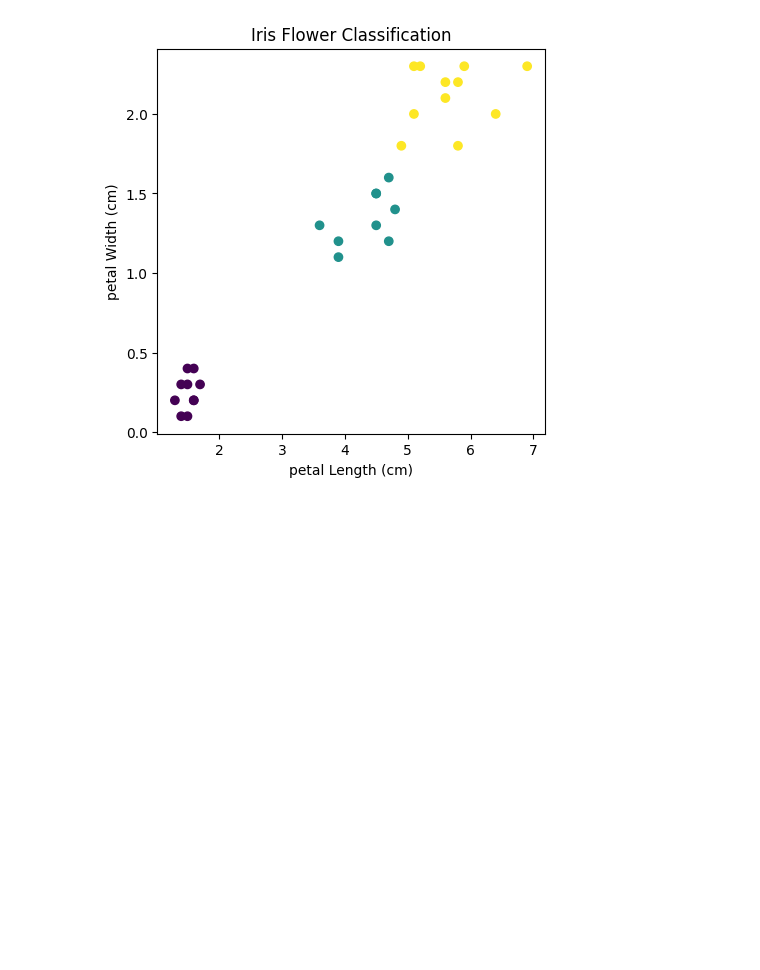
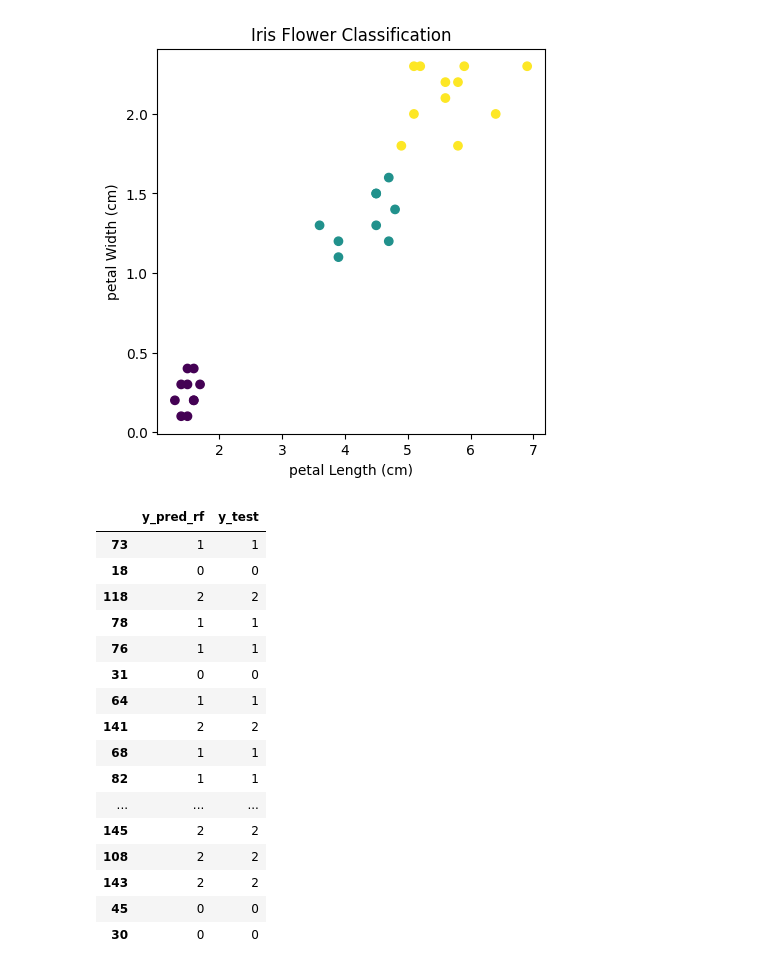
Before and after one commit to samiahmed19/CodSoft, a Jupyter notebook: iris.ipynb, the cells around one changed output. Cells and saved outputs as stored; diff of their text form; code cells hidden in the pictures; blank space fills up the shorter version.

```diff
--- a/iris.ipynb
+++ b/iris.ipynb
@@ -79,3 +79,25 @@ plt.title('Iris Flower Classification')
 plt.show()
 # %% [output]
 [figure]
+# %%
+import pandas as pd
+df=pd.DataFrame({"y_pred_rf":y_pred,"y_test":y_test})
+df
+# %% [output]
+|  | y_pred_rf | y_test |
+| 73 | 1 | 1 |
+| 18 | 0 | 0 |
+| 118 | 2 | 2 |
+| 78 | 1 | 1 |
+| 76 | 1 | 1 |
+| 31 | 0 | 0 |
+| 64 | 1 | 1 |
+| 141 | 2 | 2 |
+| 68 | 1 | 1 |
+| 82 | 1 | 1 |
+| ... | ... | ... |
+| 145 | 2 | 2 |
+| 108 | 2 | 2 |
+| 143 | 2 | 2 |
+| 45 | 0 | 0 |
+| 30 | 0 | 0 |
```
Also changed, not shown: parts of 1 cell of this notebook.
